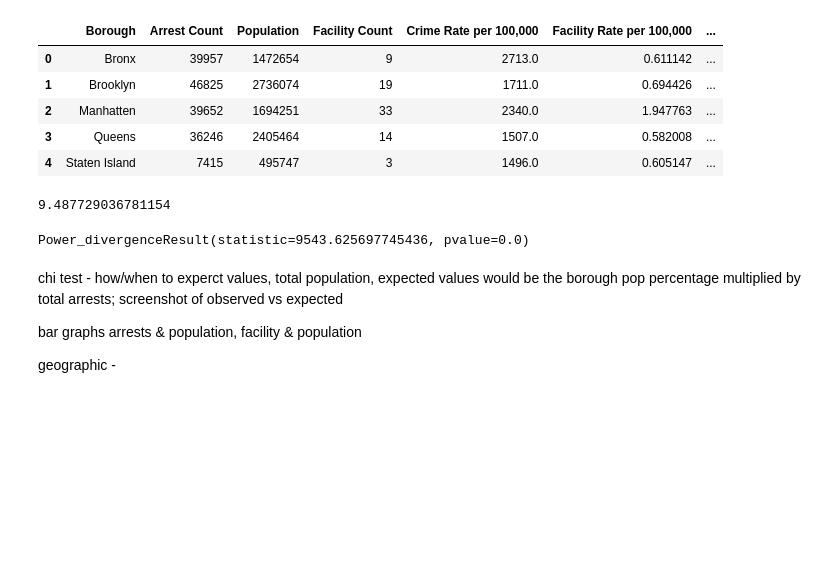
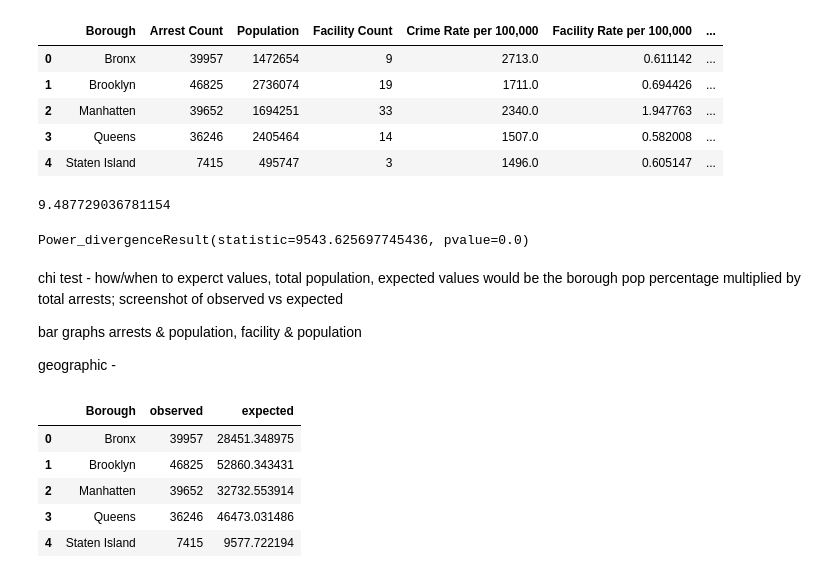
Before and after one commit to Fcoleman06/Group3_project1, a Jupyter notebook: Merged_counts.ipynb, the cells around one changed output. Saved outputs shown, nothing was run; the diff lists cells and outputs as text; code cells hidden in the pictures; blank space fills up the shorter version.

Commit message:
dataframe

```diff
--- a/Merged_counts.ipynb
+++ b/Merged_counts.ipynb
@@ -192,3 +204,14 @@ chi test - how/when to experct values, total population, expected values would b
 bar graphs arrests & population, facility & population
 
 geographic -
+# %%
+crime_chi_df = crime_chi_df[['Borough', 'observed', 'expected']]
+
+crime_chi_df
+# %% [output]
+|  | Borough | observed | expected |
+| 0 | Bronx | 39957 | 28451.348975 |
+| 1 | Brooklyn | 46825 | 52860.343431 |
+| 2 | Manhatten | 39652 | 32732.553914 |
+| 3 | Queens | 36246 | 46473.031486 |
+| 4 | Staten Island | 7415 | 9577.722194 |
```
Also changed, not shown: parts of 4 cells of this notebook.
